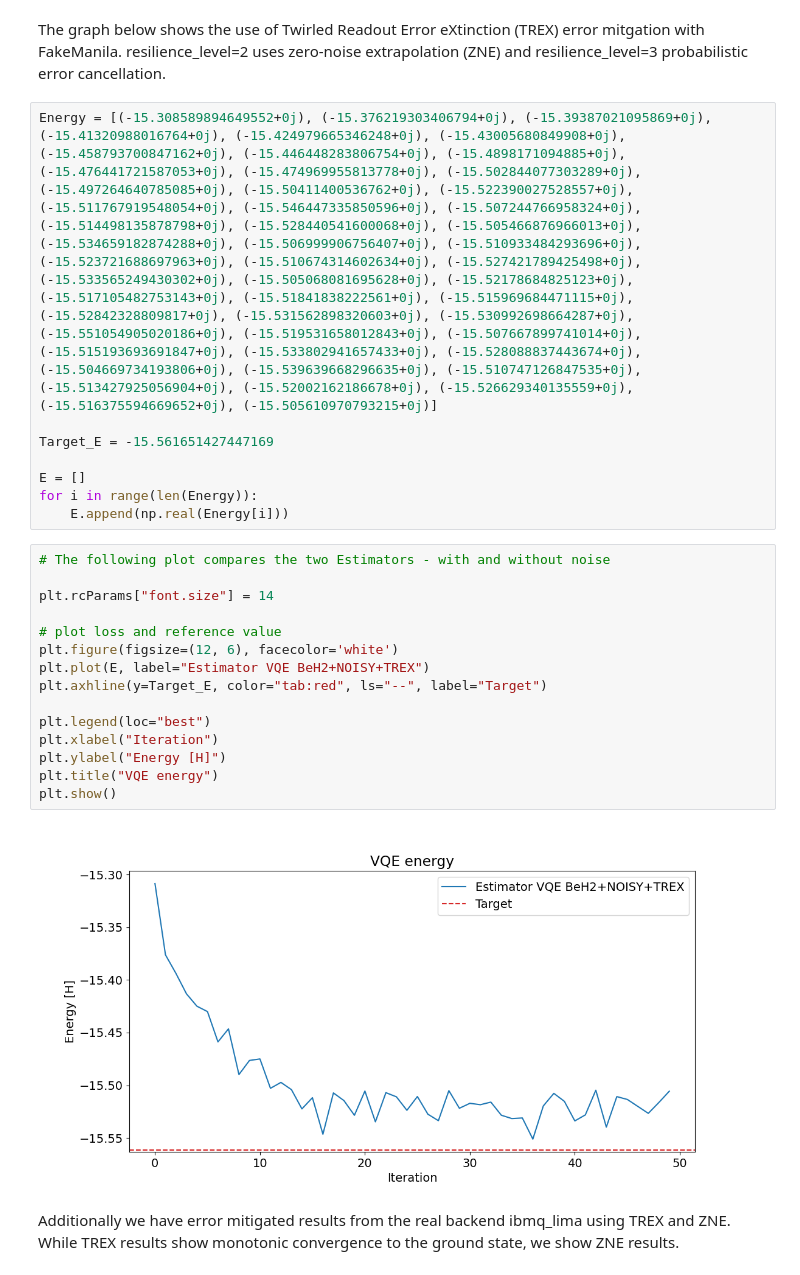
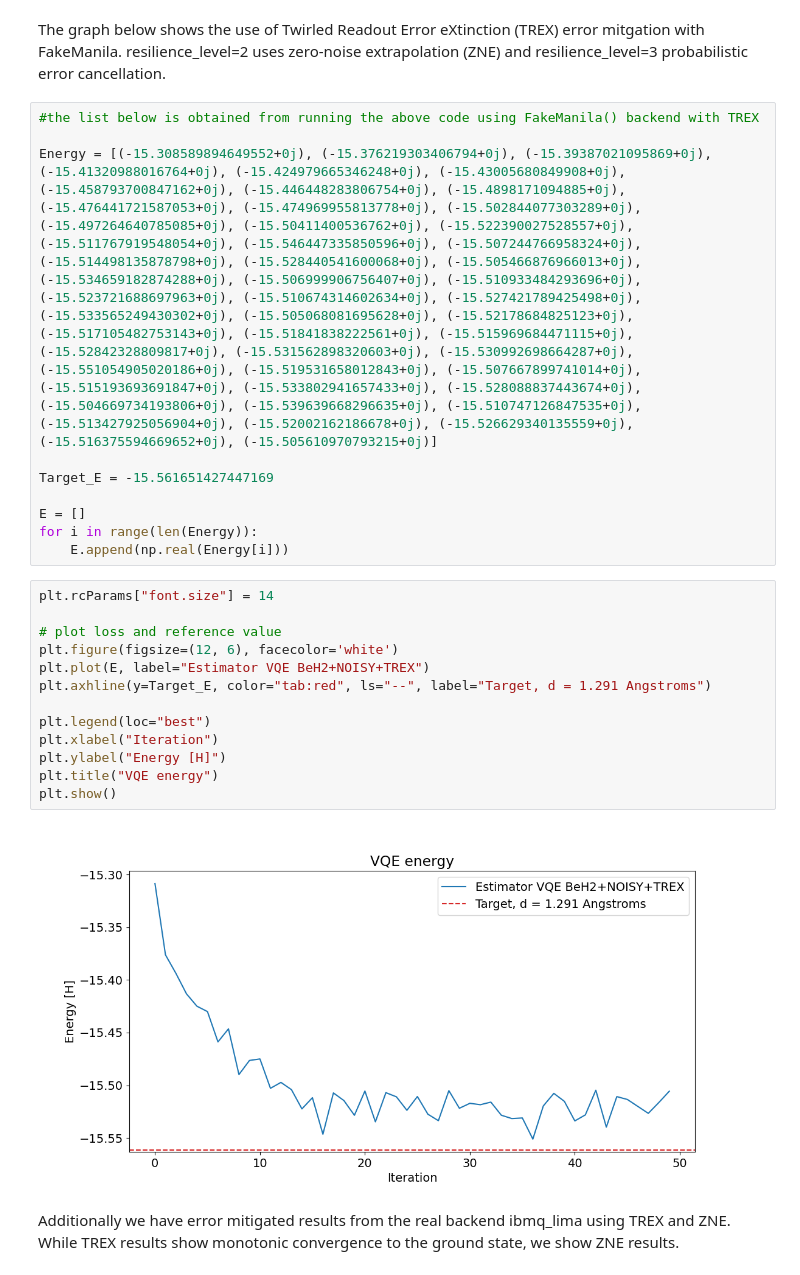
Before and after one commit to jsaroni/QHack2023_Feynmanprodigies, a Jupyter notebook: final_submission.ipynb, the cells around one changed output. Saved outputs shown, nothing was run; the diff lists cells and outputs as text.

```diff
--- a/final_submission.ipynb
+++ b/final_submission.ipynb
@@ -744,6 +744,8 @@ print(real_solution_t.real)
 # %% [markdown]
 The graph below shows the use of Twirled Readout Error eXtinction (TREX) error mitgation with FakeManila. resilience_level=2 uses zero-noise extrapolation (ZNE) and resilience_level=3 probabilistic error cancellation.
 # %%
+#the list below is obtained from running the above code using FakeManila() backend with TREX
+
 Energy = [(-15.308589894649552+0j), (-15.376219303406794+0j), (-15.39387021095869+0j), (-15.41320988016764+0j), (-15.424979665346248+0j), (-15.43005680849908+0j), (-15.458793700847162+0j), (-15.446448283806754+0j), (-15.4898171094885+0j), (-15.476441721587053+0j), (-15.474969955813778+0j), (-15.502844077303289+0j), (-15.497264640785085+0j), (-15.50411400536762+0j), (-15.522390027528557+0j), (-15.511767919548054+0j), (-15.546447335850596+0j), (-15.507244766958324+0j), (-15.514498135878798+0j), (-15.528440541600068+0j), (-15.505466876966013+0j), (-15.534659182874288+0j), (-15.506999906756407+0j), (-15.510933484293696+0j), (-15.523721688697963+0j), (-15.510674314602634+0j), (-15.527421789425498+0j), (-15.533565249430302+0j), (-15.505068081695628+0j), (-15.52178684825123+0j), (-15.517105482753143+0j), (-15.51841838222561+0j), (-15.515969684471115+0j), (-15.52842328809817+0j), (-15.531562898320603+0j), (-15.530992698664287+0j), (-15.551054905020186+0j), (-15.519531658012843+0j), (-15.507667899741014+0j), (-15.515193693691847+0j), (-15.533802941657433+0j), (-15.528088837443674+0j), (-15.504669734193806+0j), (-15.539639668296635+0j), (-15.510747126847535+0j), (-15.513427925056904+0j), (-15.52002162186678+0j), (-15.526629340135559+0j), (-15.516375594669652+0j), (-15.505610970793215+0j)]
 
 Target_E = -15.561651427447169
@@ -752,22 +754,20 @@ E = []
 for i in range(len(Energy)):
     E.append(np.real(Energy[i]))
 # %%
-# The following plot compares the two Estimators - with and without noise
-
 plt.rcParams["font.size"] = 14
 
 # plot loss and reference value
 plt.figure(figsize=(12, 6), facecolor='white')
 plt.plot(E, label="Estimator VQE BeH2+NOISY+TREX")
-plt.axhline(y=Target_E, color="tab:red", ls="--", label="Target")
+plt.axhline(y=Target_E, color="tab:red", ls="--", label="Target, d = 1.291 Angstroms")
 
 plt.legend(loc="best")
 plt.xlabel("Iteration")
 plt.ylabel("Energy [H]")
 plt.title("VQE energy")
 plt.show()
 # %% [output]
-[figure, old version]
+[figure, new version]
 # %% [markdown]
 Additionally we have error mitigated results from the real backend ibmq_lima using TREX and ZNE. While TREX results show monotonic convergence to the ground state, we show ZNE results.
 # %%
```
Also changed, not shown: parts of 2 cells of this notebook.
